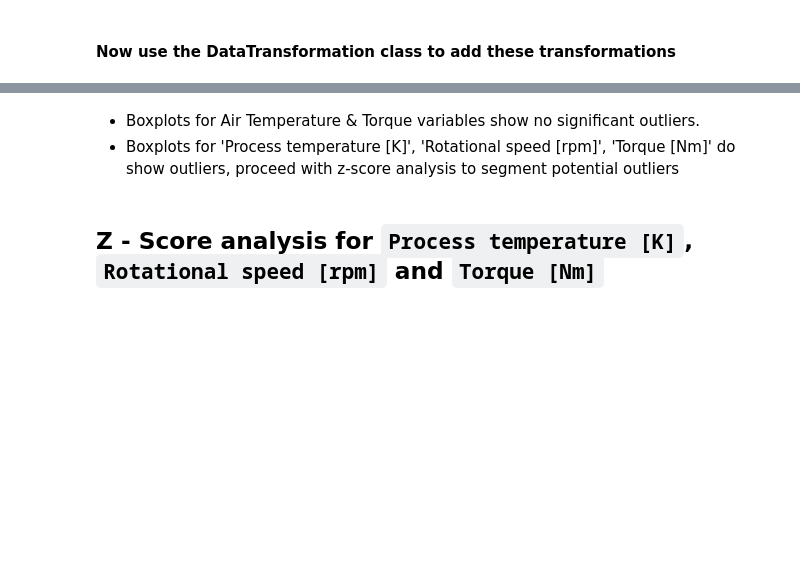
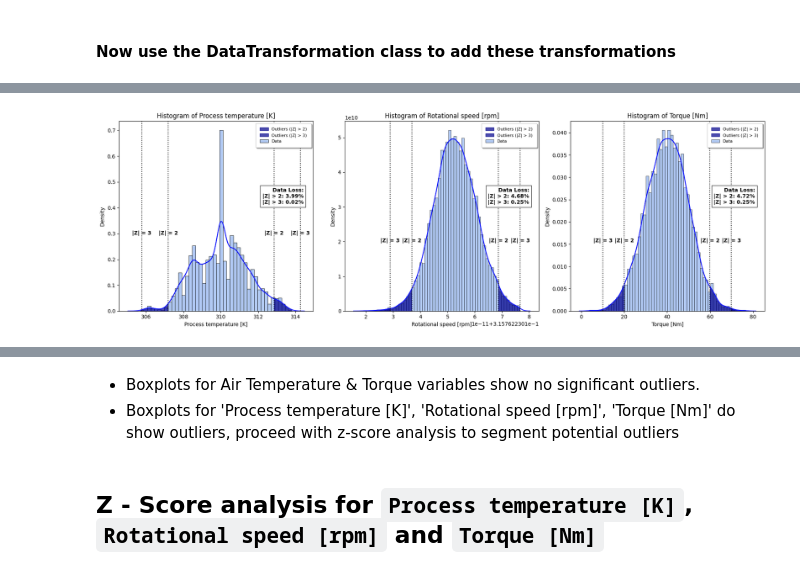
Before and after one commit to ManishKhurmi/exploratory-data-analysis---the-manufacturing-process768, a Jupyter notebook: Milestone_3 refactoring.ipynb, the cells around one changed output, grey strips where cells are left out. Saved outputs shown, nothing was run; the diff lists cells and outputs as text; code cells hidden in the pictures; blank space fills up the shorter version.

```diff
--- a/Milestone_3 refactoring.ipynb
+++ b/Milestone_3 refactoring.ipynb
@@ -1011,0 +1024,13 @@ print('There is now NaN values in the data set, be aware for the machine learnin
+# %%
+# Create Histograms with Z-score bounds
+
+vars_of_interest = ['Process temperature [K]', 'Rotational speed [rpm]', 'Torque [Nm]']
+
+# info = DataFrameInfo(failure_data_cleaned_unskewed)
+# info
+
+dt = DataTransform(failure_data_cleaned_unskewed)
+# dt.outliers_via_z_score_df('Process temperature [K]')
+
+dt.outliers_via_z_score_df('Process temperature [K]', z_threshold=2) # outputs a data set, where the outliers are filtered based on the z_score threshold
+dt.outliers_via_z_score_df('Process temperature [K]', z_threshold=3) # outputs a data set, where the outliers are filtered based on the z_score threshold
@@ -1011,0 +1041,82 @@ print('There is now NaN values in the data set, be aware for the machine learnin
+# %%
+import matplotlib.pyplot as plt
+import seaborn as sns
+import numpy as np
+
+# Assuming dt is an instance of DataTransform and vars_of_interest is defined
+vars_of_interest = ['Process temperature [K]', 'Rotational speed [rpm]', 'Torque [Nm]']
+
+# Define Z-score thresholds
+z_thresholds = [2, 3]
+
+# Create a figure with subplots in a single row
+num_vars = len(vars_of_interest)
+fig, axs = plt.subplots(1, num_vars, figsize=(num_vars * 6, 6))  # Adjust the figsize as needed
+
+for idx, var in enumerate(vars_of_interest):
+    # Calculate Z-scores for the variable
+    z_scores = (dt.df[var] - dt.df[var].mean()) / dt.df[var].std()
+
+    # Calculate the percentage of data loss due to each threshold
+    loss_z2 = (z_scores.abs() > 2).mean() * 100
+    loss_z3 = (z_scores.abs() > 3).mean() * 100
+
+    ax = axs[idx]
+
+    # Plot the histogram and KDE with a lighter shade of blue for non-outliers
+    sns.histplot(data=dt.df, x=var, kde=True, color='cornflowerblue', label='Data', stat="density", ax=ax)
+
+    # Plot the KDE to get the y-values for the fill_between function
+    kde = sns.kdeplot(data=dt.df[var], color='blue', ax=ax)
+
+    # Calculate the mean and standard deviation
+    mean = dt.df[var].mean()
+    std = dt.df[var].std()
+
+    # Draw dotted lines for Z-score thresholds and fill the areas for outliers
+    for z in z_thresholds:
+        # Calculate positions of Z-score thresholds
+        lower_bound = mean - z * std
+        upper_bound = mean + z * std
+
+        # Plot vertical dotted lines
+        ax.axvline(lower_bound, color='black', linestyle='dotted', linewidth=1.5)
+        ax.axvline(upper_bound, color='black', linestyle='dotted', linewidth=1.5)
+
+        # Get the KDE values for filling
+        kde_y = kde.get_lines()[0].get_ydata()
+        kde_x = kde.get_lines()[0].get_xdata()
+
+        # Fill the areas representing outliers with a darker shade
+        ax.fill_between(kde_x, kde_y, where=((kde_x <= lower_bound) | (kde_x >= upper_bound)),
+                         color='darkblue', alpha=0.7, label=f'Outliers (|Z| > {z})')
+
+        # Further lower the Z-score labels for better readability
+        if var in ['Rotational speed [rpm]', 'Torque [Nm]']:
+            y_position = max(kde_y) * 0.40  # Lower the position more for these variables
+        else:
+            y_position = max(kde_y) * 0.85  # Keep higher position for others
+
+        # Add bold, centered text labels for Z-scores as absolute values
+        ax.text(lower_bound, y_position, f'|Z| = {z}', horizontalalignment='center',
+                 color='black', weight='bold', fontsize=10)
+        ax.text(upper_bound, y_position, f'|Z| = {z}', horizontalalignment='center',
+                 color='black', weight='bold', fontsize=10)
+
+    # Adding title and labels
+    ax.set_title(f'Histogram of {var}')
+    ax.set_xlabel(var)
+    ax.set_ylabel('Density')
+
+    # Move the data loss statistics box down
+    ax.text(0.95, 0.65, f'Data Loss:\n|Z| > 2: {loss_z2:.2f}%\n|Z| > 3: {loss_z3:.2f}%',
+             transform=ax.transAxes, fontsize=10, verticalalignment='top',
+             horizontalalignment='right', weight='bold', bbox=dict(facecolor='white', alpha=0.8))
+
+    # Add the legend
+    ax.legend(loc='upper right', fontsize='8', frameon=True, shadow=True, borderpad=1)
+
+plt.tight_layout()
+plt.show()
+# %% [output]
+[figure, added]
```
Also changed, not shown: parts of 63 cells of this notebook, 3 other files.
